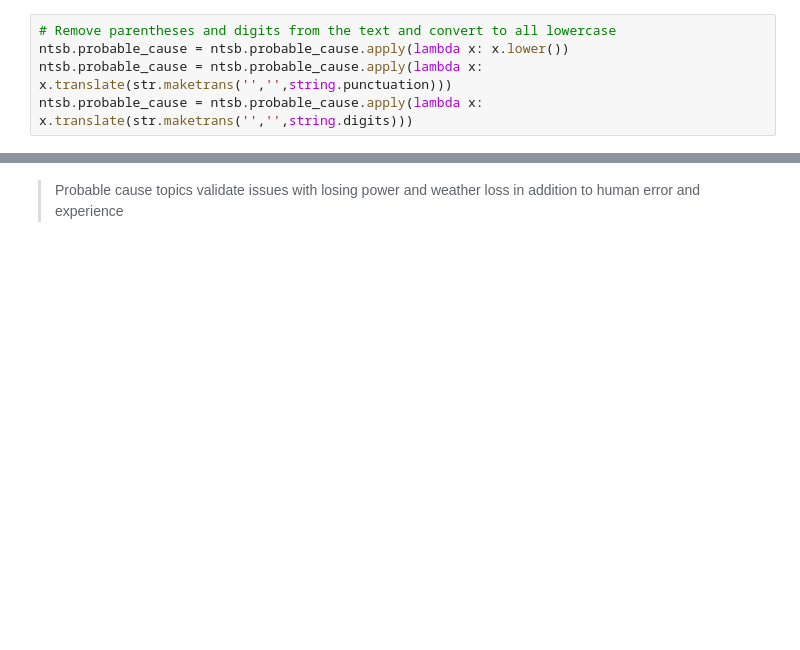
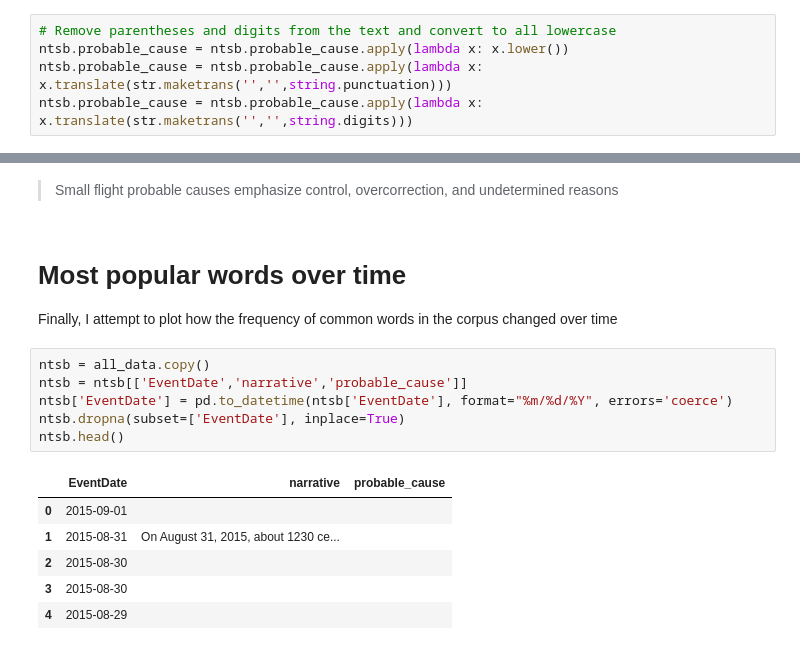
Before and after one commit to shreyejsaxena/data-scientist-exercise02, a Jupyter notebook: NTSB Analysis.ipynb, the cells around one changed output, grey strips where cells are left out. Cells and saved outputs as stored; diff of their text form; blank space fills up the shorter version.

Commit message:
LSA interpretation
Attempting to interpret the results of latent semantic analysis

```diff
--- a/NTSB Analysis.ipynb
+++ b/NTSB Analysis.ipynb
@@ -436,2 +568,18 @@ Topic 19:
-# %% [markdown]
-> Probable cause topics validate issues with losing power and weather loss in addition to human error and experience
+# %% [markdown]
+> Small flight probable causes emphasize control, overcorrection, and undetermined reasons
+# %% [markdown]
+# Most popular words over time
+Finally, I attempt to plot how the frequency of common words in the corpus changed over time
+# %%
+ntsb = all_data.copy()
+ntsb = ntsb[['EventDate','narrative','probable_cause']]
+ntsb['EventDate'] = pd.to_datetime(ntsb['EventDate'], format="%m/%d/%Y", errors='coerce')
+ntsb.dropna(subset=['EventDate'], inplace=True)
+ntsb.head()
+# %% [output]
+|  | EventDate | narrative | probable_cause |
+| 0 | 2015-09-01 |  |  |
+| 1 | 2015-08-31 | On August 31, 2015, about 1230 ce... |  |
+| 2 | 2015-08-30 |  |  |
+| 3 | 2015-08-30 |  |  |
+| 4 | 2015-08-29 |  |  |
```
Also changed, not shown: parts of 27 cells of this notebook.
